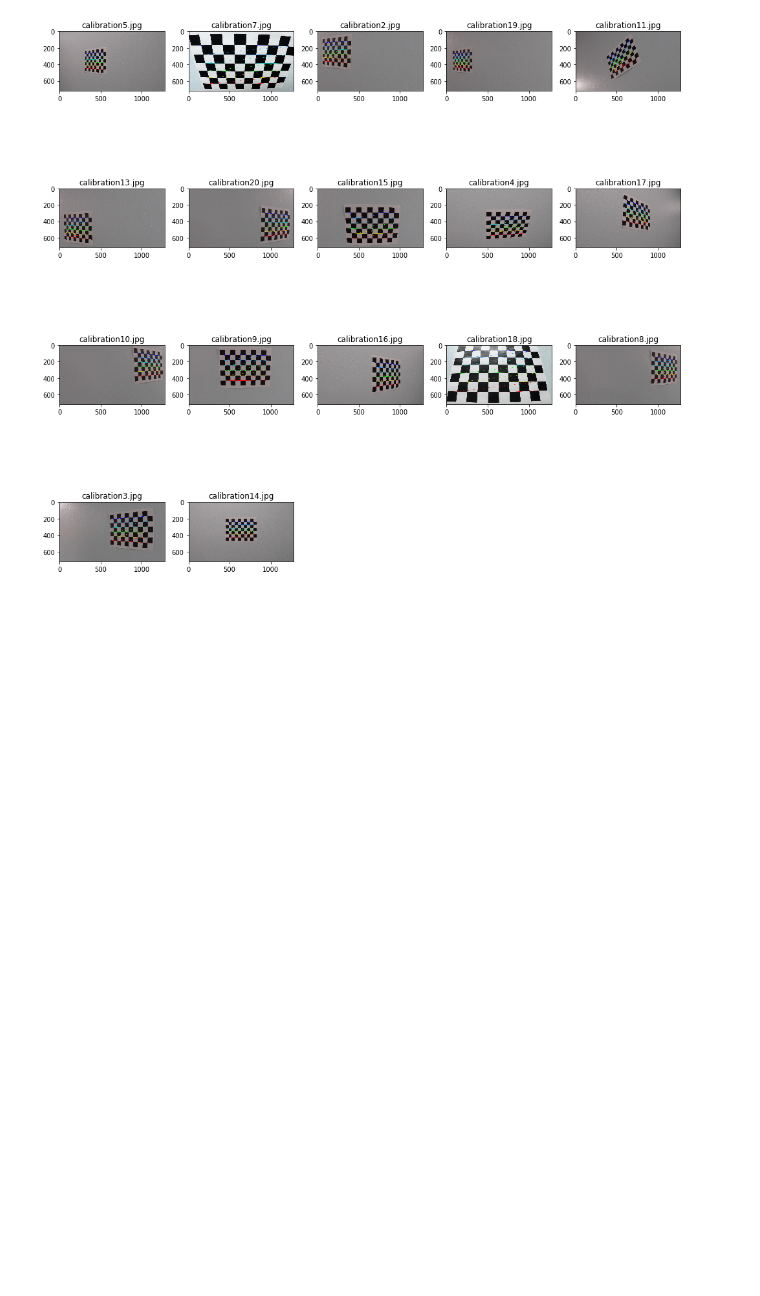
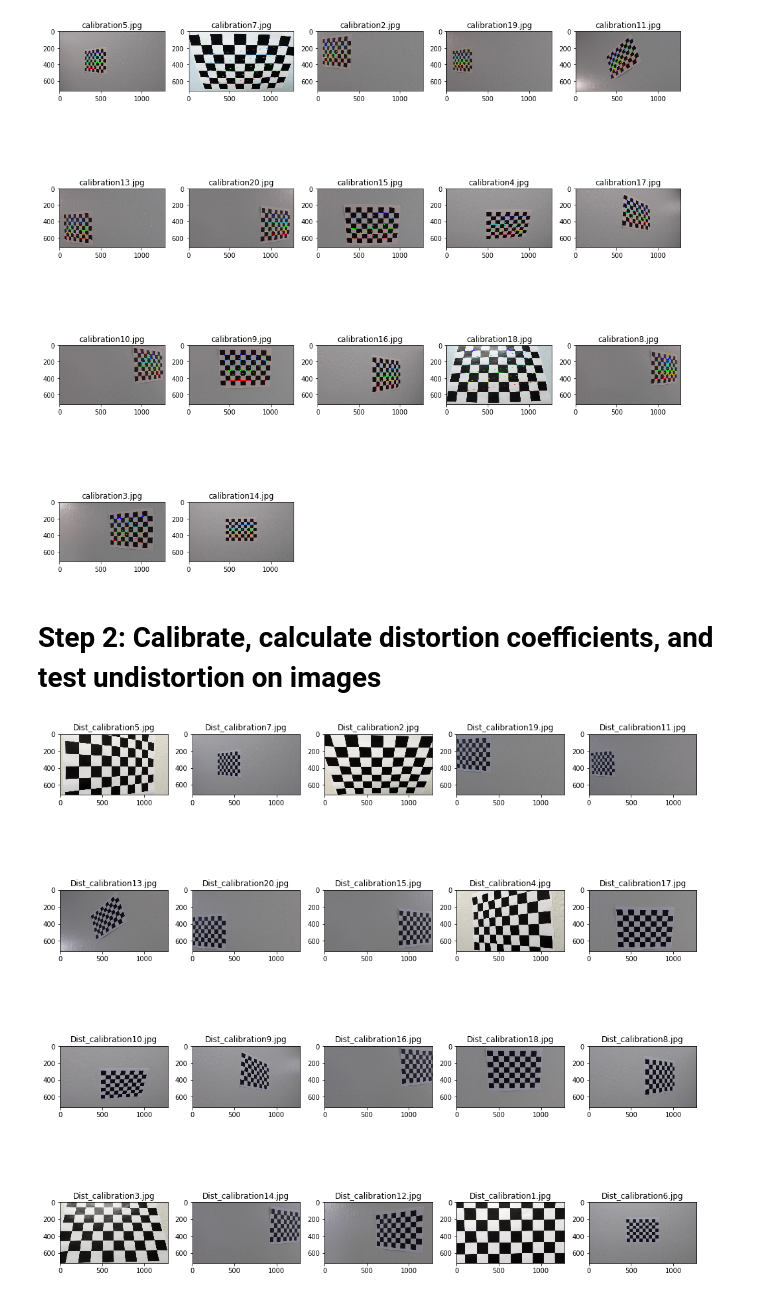
Before and after one commit to aliasaswad/CarND-Advanced-Lane-Lines-P2, a Jupyter notebook: P2.ipynb, the cells around one changed output. Drawn from its saved outputs; the diff is of its cells as text; code cells hidden in the pictures; blank space fills up the shorter version.

Commit message:
need to check the last calc for the distortion

```diff
--- a/P2.ipynb
+++ b/P2.ipynb
@@ -33,8 +33,26 @@ original_imgs = np.copy(all_images)
 # %%
 import math
 
+
+
+def get_dist_imgs(images, objpoints, imgpoints):
+    dst_imgs = []
+    # Test undistortion on an image
+    for img in images:
+        img_size = (img.shape[1], img.shape[0])
+        # Do camera calibration given object points and image points
+        ret, mtx, dist, rvecs, tvecs = cv2.calibrateCamera(objpoints, imgpoints, img_size,None,None)
+        dst = cv2.undistort(img, mtx, dist, None, mtx)
+        dst_imgs.append(dst)
+        # cv2.imwrite('calibration_wide/test_undist.jpg',dst)
+        # Save the camera calibration result for later use (we won't worry about rvecs / tvecs)
+    dist_pickle = {}
+    dist_pickle["mtx"] = mtx
+    dist_pickle["dist"] = dist
+    pickle.dump( dist_pickle, open( "camera_cal/wide_dist_pickle.p", "wb" ))
+    return dst_imgs
+
 def get_cal_imgs(images, objp):
-
     cal_imgs = []
     # Arrays to store object points and image points from all the images.
     objpoints = [] # 3d points in real world space
@@ -59,9 +77,9 @@ def get_cal_imgs(images, objp):
     #         cv2.waitKey(500)
 
     # cv2.destroyAllWindows()
-    return cal_imgs
+    return cal_imgs , objpoints, imgpoints
 
-def show_images(images_list, caption=[], fig_size=(14,14), cols=5):
+def show_images(images_list, caption=[], pref="",  fig_size=(14,14), cols=5):
 #     cols=3
 #     fig_size=(15,15)
 
@@ -76,7 +94,7 @@ def show_images(images_list, caption=[], fig_size=(14,14), cols=5):
         if len(images_list[i].shape) == 2:
             cmap = 'gray'
         if len(caption) > 0:
-            plt.title(caption[i])
+            plt.title(pref + caption[i])
         plt.imshow(images_list[i], cmap=cmap)
     plt.tight_layout()
     plt.show()
@@ -111,13 +129,18 @@ show_images(original_imgs, imgs_names, cols=5)
 # %% [markdown]
 # Step 1: Compute the camera calibration matrix
 # %%
-import math
 # prepare object points, like (0,0,0), (1,0,0), (2,0,0) ....,(6,5,0)
 objp = np.zeros((6*9,3), np.float32)
 objp[:,:2] = np.mgrid[0:9,0:6].T.reshape(-1,2) #that will shape coordinate back to two colomns x and y
 
-cal_imgs = get_cal_imgs(imgs_names_path, objp)
-
+cal_imgs, objpoints, imgpoints = get_cal_imgs(imgs_names_path, objp)
 show_images(cal_imgs, org_img_names)
 # %% [output]
 [figure]
+# %% [markdown]
+# Step 2: Calibrate, calculate distortion coefficients, and test undistortion on images
+# %%
+dist_imgs = get_dist_imgs(original_imgs, objpoints, imgpoints)
+show_images(dist_imgs, org_img_names, pref = "Dist_")
+# %% [output]
+[figure, added]
```
Also changed, not shown: 1 other file.
